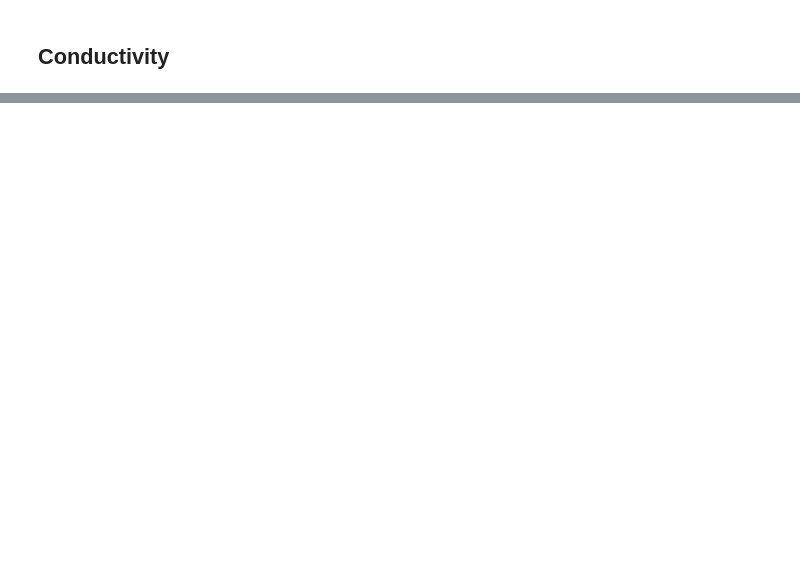
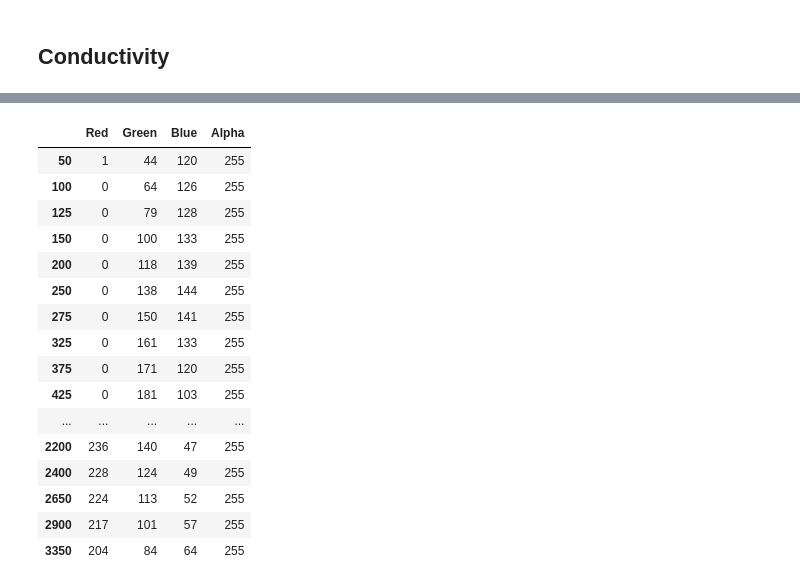
Before and after one commit to Bolius/notebooks, a Jupyter notebook: water_comes/Conductivity.ipynb, the cells around one changed output, grey strips where cells are left out. Saved outputs shown, nothing was run; the diff lists cells and outputs as text; code cells hidden in the pictures; blank space fills up the shorter version.

```diff
--- a/water_comes/Conductivity.ipynb
+++ b/water_comes/Conductivity.ipynb
@@ -21,0 +23,21 @@ img
+# %%
+from conductivity import conductivityMapping
+conductivityMapping
+# %% [output]
+|  | Red | Green | Blue | Alpha |
+| 50 | 1 | 44 | 120 | 255 |
+| 100 | 0 | 64 | 126 | 255 |
+| 125 | 0 | 79 | 128 | 255 |
+| 150 | 0 | 100 | 133 | 255 |
+| 200 | 0 | 118 | 139 | 255 |
+| 250 | 0 | 138 | 144 | 255 |
+| 275 | 0 | 150 | 141 | 255 |
+| 325 | 0 | 161 | 133 | 255 |
+| 375 | 0 | 171 | 120 | 255 |
+| 425 | 0 | 181 | 103 | 255 |
+| ... | ... | ... | ... | ... |
+| 2200 | 236 | 140 | 47 | 255 |
+| 2400 | 228 | 124 | 49 | 255 |
+| 2650 | 224 | 113 | 52 | 255 |
+| 2900 | 217 | 101 | 57 | 255 |
+| 3350 | 204 | 84 | 64 | 255 |
```
Also changed, not shown: parts of 4 cells of this notebook, 1 other file.
